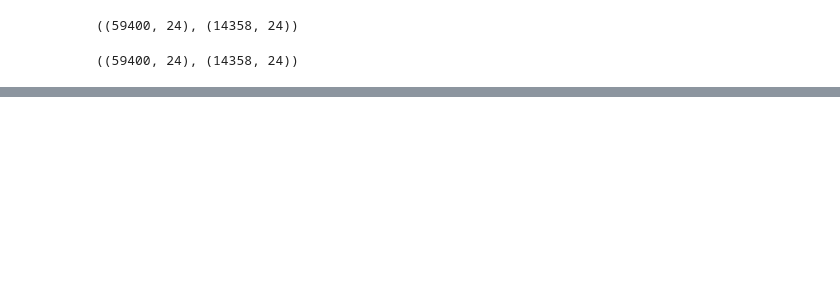
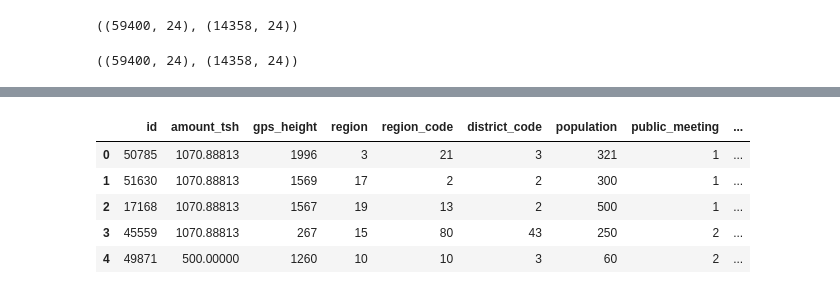
Before and after one commit to sealuwee/DS2-Predictive-Modeling-Challenge, a Jupyter notebook: Day 2 for 2 failed kernels later.ipynb, the cells around one changed output, grey strips where cells are left out. Cells and saved outputs as stored; diff of their text form; code cells hidden in the pictures; blank space fills up the shorter version.

```diff
--- a/Day 2 for 2 failed kernels later.ipynb
+++ b/Day 2 for 2 failed kernels later.ipynb
@@ -327,0 +300,9 @@ submission.to_csv('submission-015.csv',index=False)
+# %%
+test_features.head()
+# %% [output]
+|  | id | amount_tsh | gps_height | region | region_code | district_code | population | public_meeting | ... |
+| 0 | 50785 | 1070.88813 | 1996 | 3 | 21 | 3 | 321 | 1 | ... |
+| 1 | 51630 | 1070.88813 | 1569 | 17 | 2 | 2 | 300 | 1 | ... |
+| 2 | 17168 | 1070.88813 | 1567 | 19 | 13 | 2 | 500 | 1 | ... |
+| 3 | 45559 | 1070.88813 | 267 | 15 | 80 | 43 | 250 | 2 | ... |
+| 4 | 49871 | 500.00000 | 1260 | 10 | 10 | 3 | 60 | 2 | ... |
```
Also changed, not shown: parts of 16 cells of this notebook, 1 other file.
